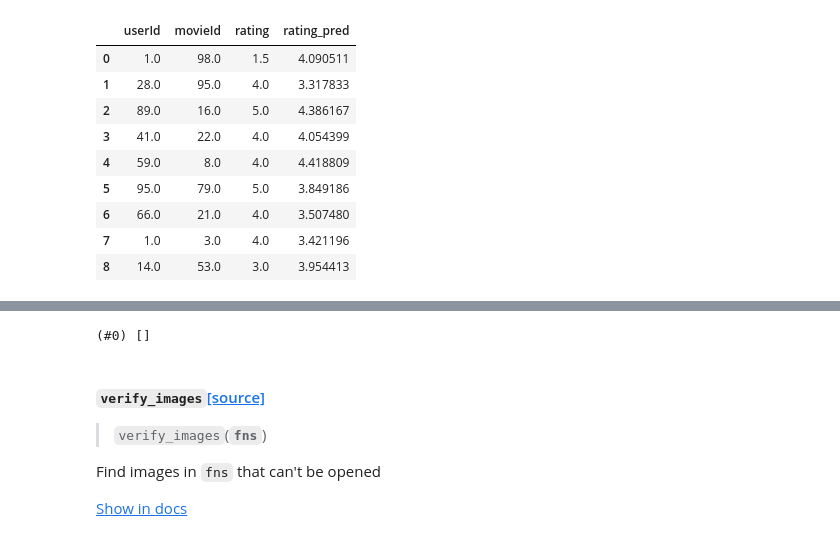
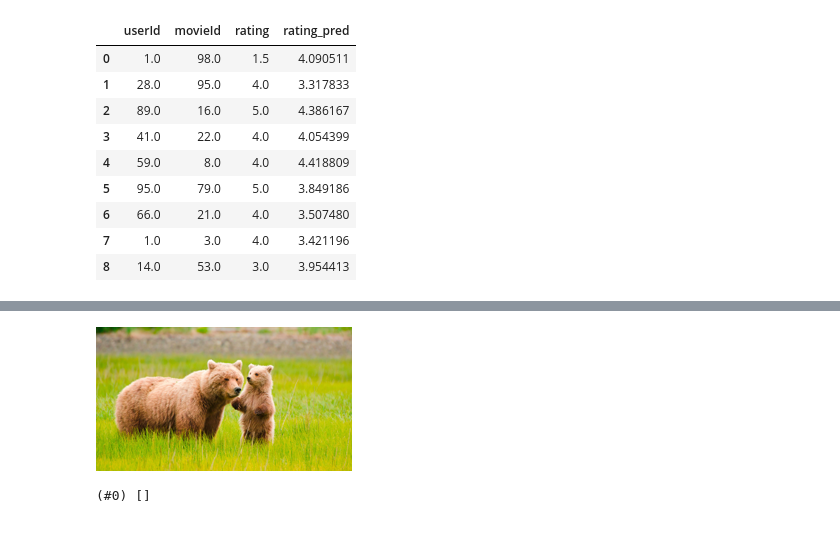
Before and after one commit to Reptilefury/coursera-machine-learning, a Jupyter notebook: FastAi.ipynb, the cells around one changed output, grey strips where cells are left out. Drawn from its saved outputs; the diff is of its cells as text; code cells hidden in the pictures.

```diff
--- a/FastAi.ipynb
+++ b/FastAi.ipynb
@@ -179,0 +161,12 @@ im1
+# %%
+from fastbook import *
+urls = search_images_ddg('bears', max_images=100)
+len(urls), urls[0]
+download_url(urls[0], 'images/.teddy.jpg')
+urls = search_images_ddg('grizzly bear', max_images = 100)
+len(urls), urls[0]
+download_url(urls[1], 'images/teddy.jpg')
+im = Image.open('images/teddy.jpg')
+im.thumbnail((256, 256))
+im
+# %% [output]
@@ -180,3 +175,4 @@ im1
+[figure, added]
 # %%
 bear_types = 'grizzly','black', 'teddy'
 path = Path('bears')
@@ -198,13 +208,6 @@ failed = verify_images(fns)
 failed
 # %% [output]
 (#0) []
-# %%
-doc(verify_images)
-# %% [output]
-verify_images[source]
-verify_images(fns)
-Find images in fns that can't be opened
-Show in docs
 # %%
 bears = DataBlock(
     blocks =(ImageBlock, CategoryBlock),
```
Also changed, not shown: parts of 17 cells of this notebook.
